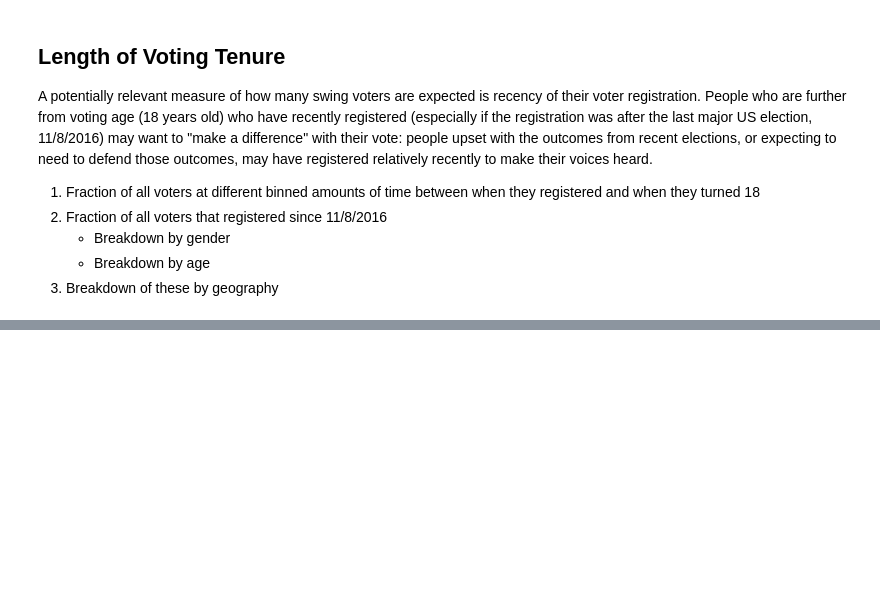
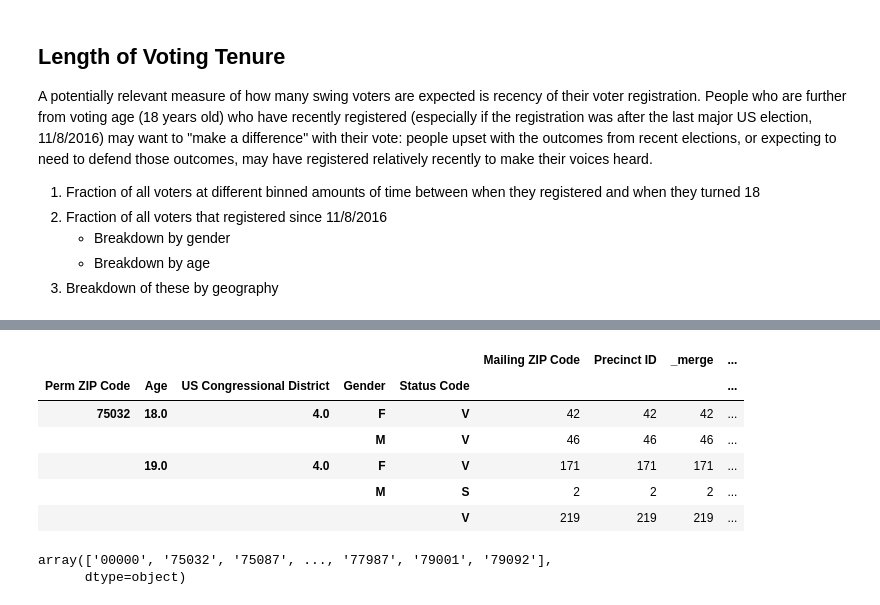
Before and after one commit to emigre459/TXVoterRolls, a Jupyter notebook: TX_Voter_Stats.ipynb, the cells around one changed output, grey strips where cells are left out. Saved outputs shown, nothing was run; the diff lists cells and outputs as text; code cells hidden in the pictures; blank space fills up the shorter version.

```diff
--- a/TX_Voter_Stats.ipynb
+++ b/TX_Voter_Stats.ipynb
@@ -529,6 +446,8 @@ A potentially relevant measure of how many swing voters are expected is recency
 #Push concatenated and processed voter data into a CSV file for later use
 voters.to_csv('Data/Full_Voter_Data_with_Geography.csv')
 # %%
+import pandas as pd
+
 field_types = {'Gender': 'category',
                'Perm ZIP Code': 'category',
                'Mailing ZIP Code': 'category',
@@ -540,5 +459,5 @@ field_types = {'Gender': 'category',
                'Age at Registration': 'float64',
                'Registration Year': 'float64'}
 
-voters = pd.read_csv('Data/Full_Voter_Data_with_Geography.csv', dtype = field_types)
+voters = pd.read_csv('Data/Full_Voter_Data_with_Geography.csv', dtype = field_types, index_col = 0)
 voters.info(memory_usage = 'deep')
@@ -544,0 +480,6 @@ voters.info(memory_usage = 'deep')
+# %%
+#AGG STRATEGY: COUNT by Perm ZIP, age, USC District, gender, status code (decreasing number of levels per field)
+group_ZIPs_Perm = voters.groupby(['Perm ZIP Code', 'Age', 'US Congressional District', 'Gender',
+                'Status Code'], observed = True).count()
+group_ZIPs_Perm.dropna(subset = ['_merge'], inplace = True)
+group_ZIPs_Perm.to_csv('Data/Aggregated_Data/Counts_by_ZIP_Perm.csv')
@@ -544,0 +492,15 @@ voters.info(memory_usage = 'deep')
+# %%
+group_ZIPs_Perm.head()
+# %% [output]
+|  |  |  |  |  | Mailing ZIP Code | Precinct ID | _merge | ... |
+| Perm ZIP Code | Age | US Congressional District | Gender | Status Code |  |  |  | ... |
+| 75032 | 18.0 | 4.0 | F | V | 42 | 42 | 42 | ... |
+|  |  |  | M | V | 46 | 46 | 46 | ... |
+|  | 19.0 | 4.0 | F | V | 171 | 171 | 171 | ... |
+|  |  |  | M | S | 2 | 2 | 2 | ... |
+|  |  |  |  | V | 219 | 219 | 219 | ... |
+# %%
+group_ZIPs_Perm.index.get_level_values(0).categories.values
+# %% [output]
+array(['00000', '75032', '75087', ..., '77987', '79001', '79092'],
+      dtype=object)
```
Also changed, not shown: parts of 16 cells of this notebook, 5 other files.
